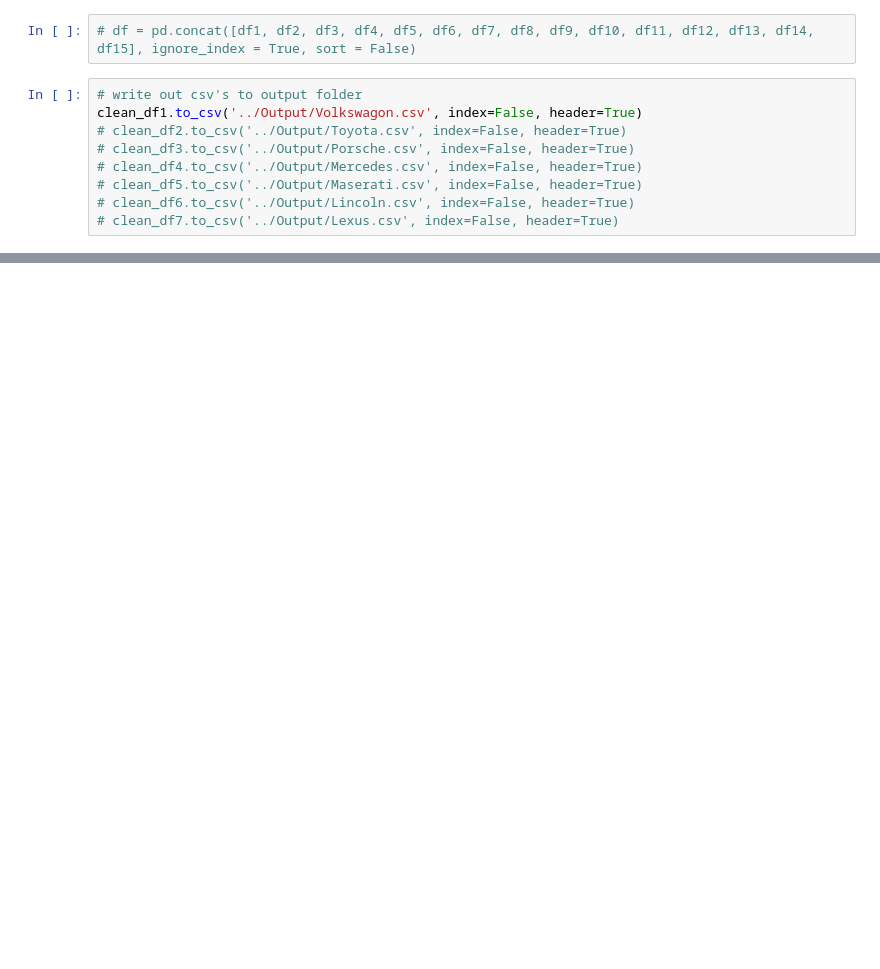
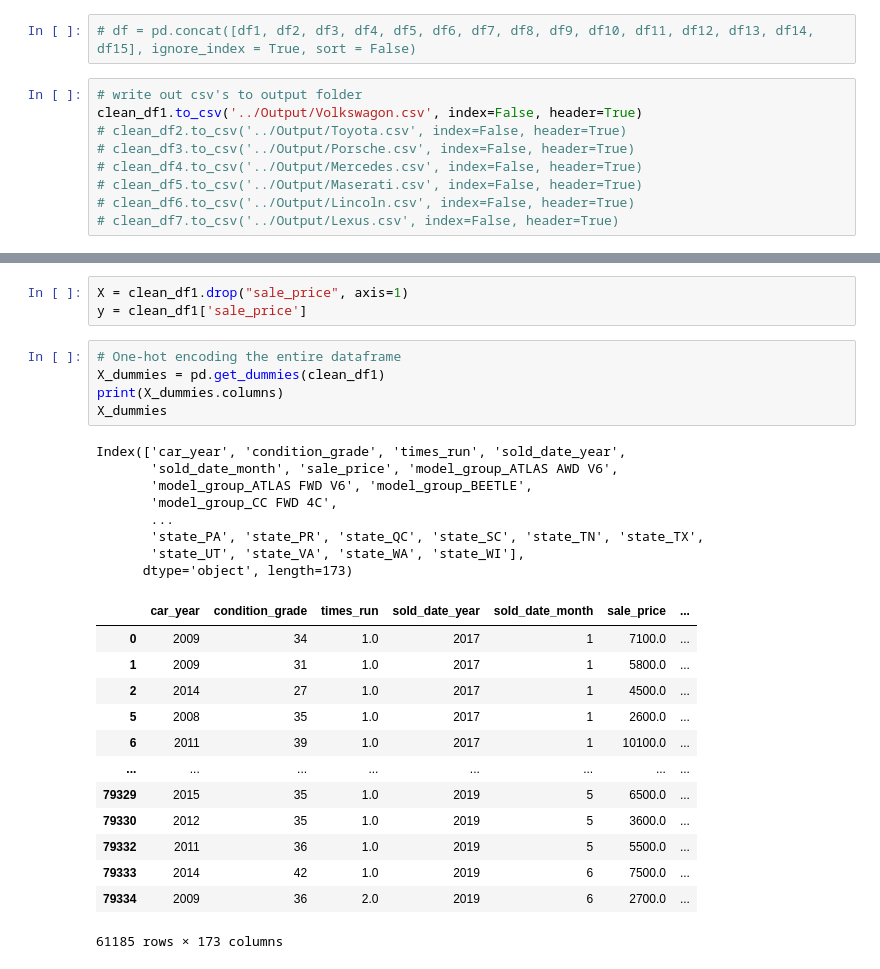
Before and after one commit to sudeshi1/WHUPL, a Jupyter notebook: Data Preprocessing/Data_Preprocessing.ipynb, the cells around one changed output, grey strips where cells are left out. Saved outputs shown, nothing was run; the diff lists cells and outputs as text; blank space fills up the shorter version.

```diff
--- a/Data Preprocessing/Data_Preprocessing.ipynb
+++ b/Data Preprocessing/Data_Preprocessing.ipynb
@@ -138,0 +200,30 @@ clean_df1.to_csv('../Output/Volkswagon.csv', index=False, header=True)
+# %%
+X = clean_df1.drop("sale_price", axis=1)
+y = clean_df1['sale_price']
+# %%
+# One-hot encoding the entire dataframe
+X_dummies = pd.get_dummies(clean_df1)
+print(X_dummies.columns)
+X_dummies
+# %% [output]
+Index(['car_year', 'condition_grade', 'times_run', 'sold_date_year',
+       'sold_date_month', 'sale_price', 'model_group_ATLAS AWD V6',
+       'model_group_ATLAS FWD V6', 'model_group_BEETLE',
+       'model_group_CC FWD 4C',
+       ...
+       'state_PA', 'state_PR', 'state_QC', 'state_SC', 'state_TN', 'state_TX',
+       'state_UT', 'state_VA', 'state_WA', 'state_WI'],
+      dtype='object', length=173)
+|  | car_year | condition_grade | times_run | sold_date_year | sold_date_month | sale_price | ... |
+| 0 | 2009 | 34 | 1.0 | 2017 | 1 | 7100.0 | ... |
+| 1 | 2009 | 31 | 1.0 | 2017 | 1 | 5800.0 | ... |
+| 2 | 2014 | 27 | 1.0 | 2017 | 1 | 4500.0 | ... |
+| 5 | 2008 | 35 | 1.0 | 2017 | 1 | 2600.0 | ... |
+| 6 | 2011 | 39 | 1.0 | 2017 | 1 | 10100.0 | ... |
+| ... | ... | ... | ... | ... | ... | ... | ... |
+| 79329 | 2015 | 35 | 1.0 | 2019 | 5 | 6500.0 | ... |
+| 79330 | 2012 | 35 | 1.0 | 2019 | 5 | 3600.0 | ... |
+| 79332 | 2011 | 36 | 1.0 | 2019 | 5 | 5500.0 | ... |
+| 79333 | 2014 | 42 | 1.0 | 2019 | 6 | 7500.0 | ... |
+| 79334 | 2009 | 36 | 2.0 | 2019 | 6 | 2700.0 | ... |
+61185 rows × 173 columns
```
Also changed, not shown: parts of 19 cells of this notebook, 2 other files.
